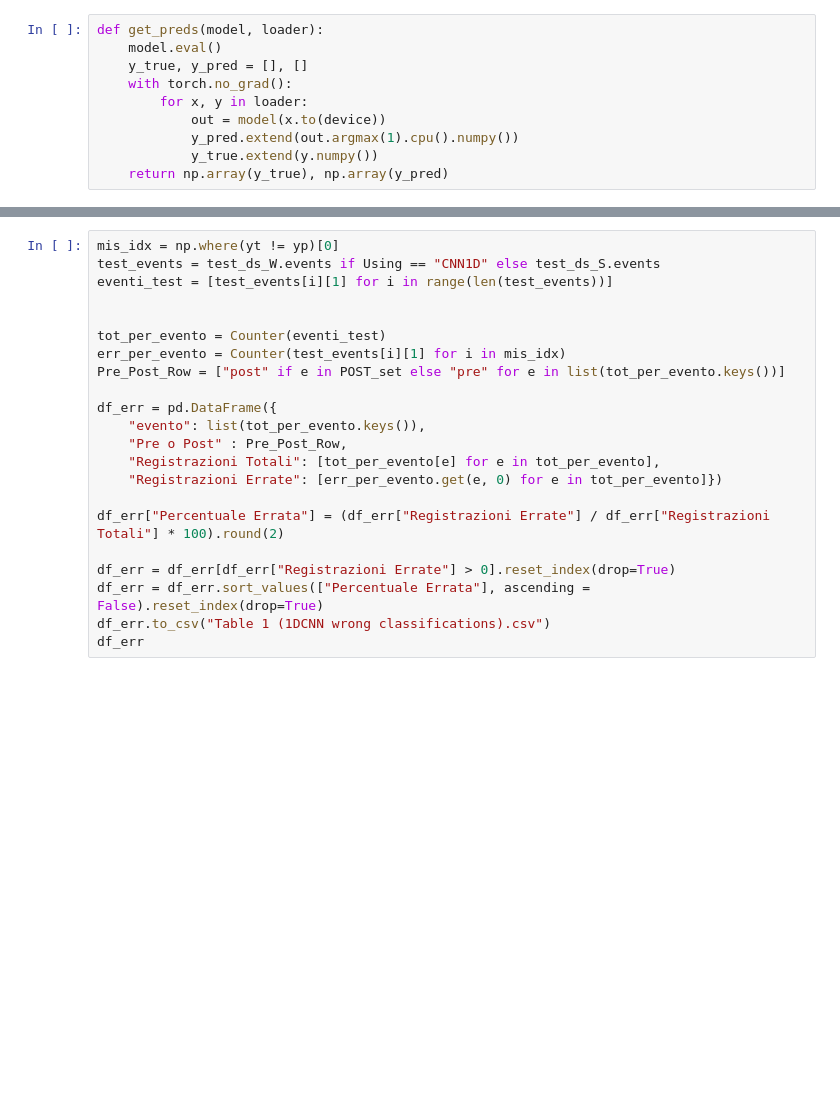
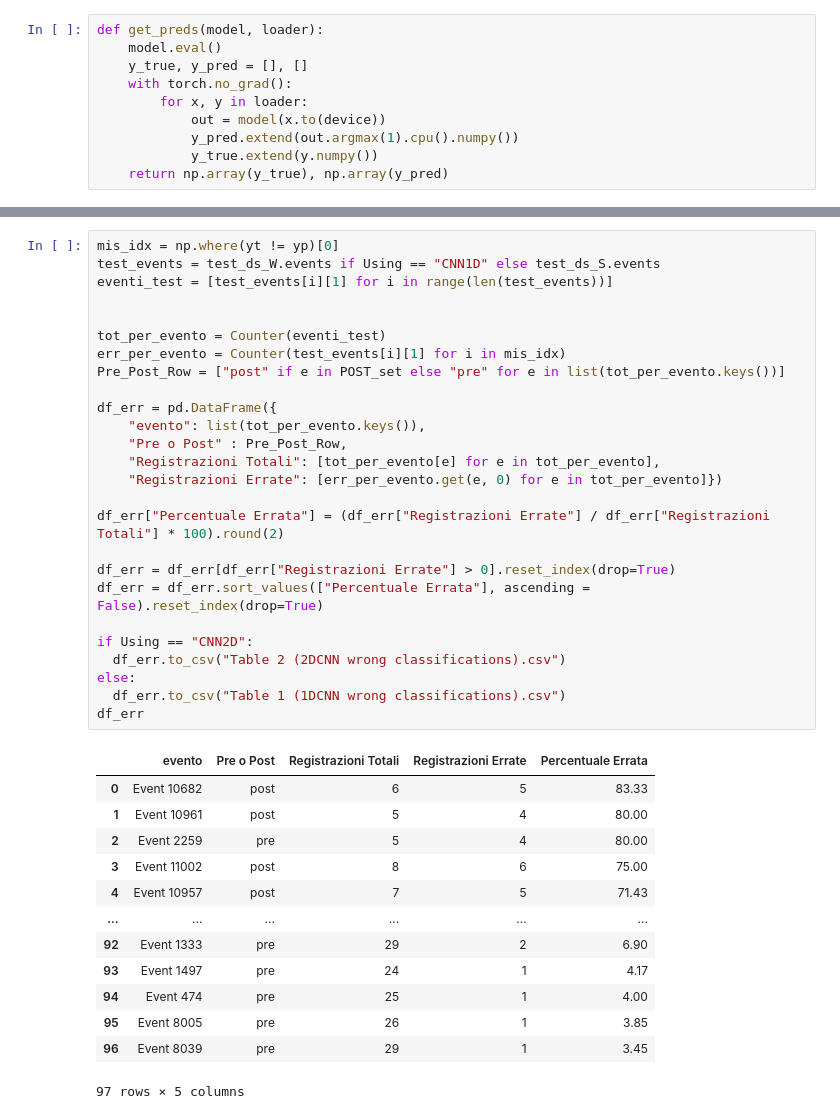
Before and after one commit to Mpinaz/Thesis, a Jupyter notebook: Model.ipynb, the cells around one changed output, grey strips where cells are left out. Drawn from its saved outputs; the diff is of its cells as text; blank space fills up the shorter version.

```diff
--- a/Model.ipynb
+++ b/Model.ipynb
@@ -636,25 +633,43 @@ plt.show()
 # %%
 mis_idx = np.where(yt != yp)[0]
 test_events = test_ds_W.events if Using == "CNN1D" else test_ds_S.events
 eventi_test = [test_events[i][1] for i in range(len(test_events))]
 
 
 tot_per_evento = Counter(eventi_test)
 err_per_evento = Counter(test_events[i][1] for i in mis_idx)
 Pre_Post_Row = ["post" if e in POST_set else "pre" for e in list(tot_per_evento.keys())]
 
 df_err = pd.DataFrame({
     "evento": list(tot_per_evento.keys()),
     "Pre o Post" : Pre_Post_Row,
     "Registrazioni Totali": [tot_per_evento[e] for e in tot_per_evento],
     "Registrazioni Errate": [err_per_evento.get(e, 0) for e in tot_per_evento]})
 
 df_err["Percentuale Errata"] = (df_err["Registrazioni Errate"] / df_err["Registrazioni Totali"] * 100).round(2)
 
 df_err = df_err[df_err["Registrazioni Errate"] > 0].reset_index(drop=True)
 df_err = df_err.sort_values(["Percentuale Errata"], ascending = False).reset_index(drop=True)
-df_err.to_csv("Table 1 (1DCNN wrong classifications).csv")
+
+if Using == "CNN2D":
+  df_err.to_csv("Table 2 (2DCNN wrong classifications).csv")
+else:
+  df_err.to_csv("Table 1 (1DCNN wrong classifications).csv")
 df_err
+# %% [output]
+|  | evento | Pre o Post | Registrazioni Totali | Registrazioni Errate | Percentuale Errata |
+| 0 | Event 10682 | post | 6 | 5 | 83.33 |
+| 1 | Event 10961 | post | 5 | 4 | 80.00 |
+| 2 | Event 2259 | pre | 5 | 4 | 80.00 |
+| 3 | Event 11002 | post | 8 | 6 | 75.00 |
+| 4 | Event 10957 | post | 7 | 5 | 71.43 |
+| ... | ... | ... | ... | ... | ... |
+| 92 | Event 1333 | pre | 29 | 2 | 6.90 |
+| 93 | Event 1497 | pre | 24 | 1 | 4.17 |
+| 94 | Event 474 | pre | 25 | 1 | 4.00 |
+| 95 | Event 8005 | pre | 26 | 1 | 3.85 |
+| 96 | Event 8039 | pre | 29 | 1 | 3.45 |
+97 rows × 5 columns
 # %%
 df_err["classe"] = df_err["evento"].apply(lambda e: 1 if e in POST_set else 0)
 df_err["time"]   = df_err["evento"].map(catalog["time"])
```
Also changed, not shown: parts of 15 cells of this notebook.
